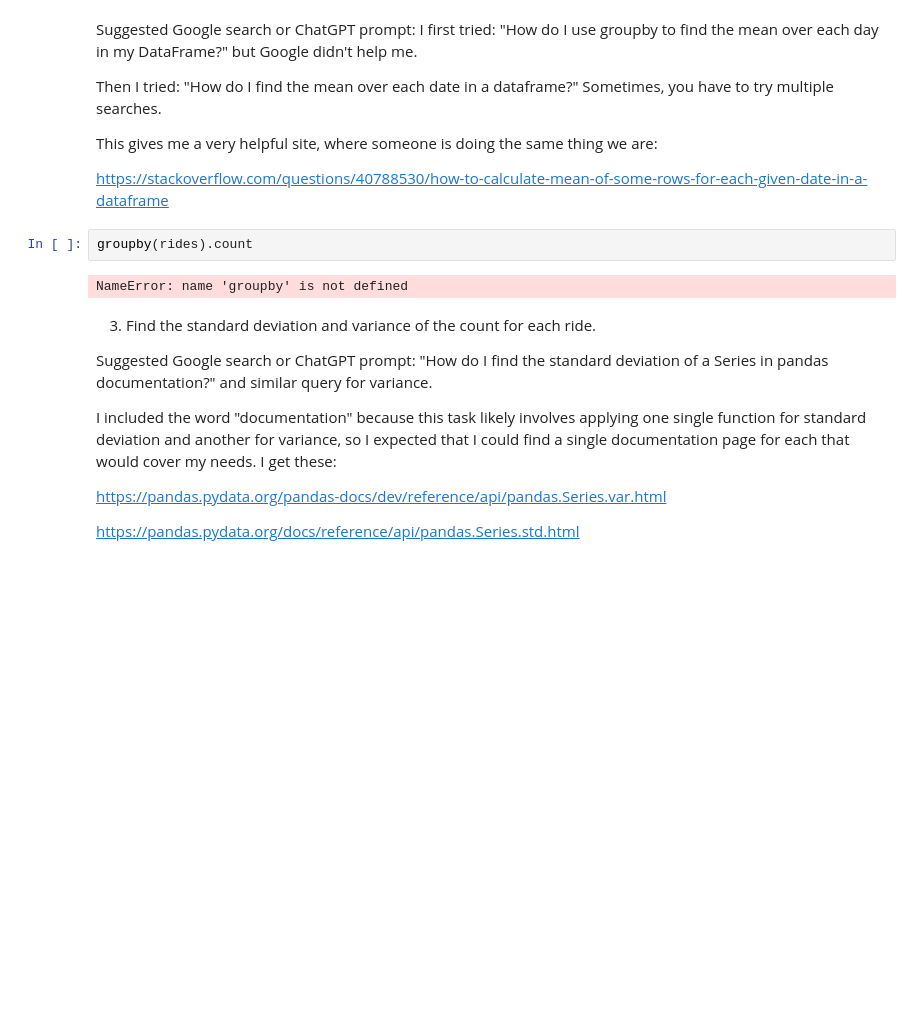
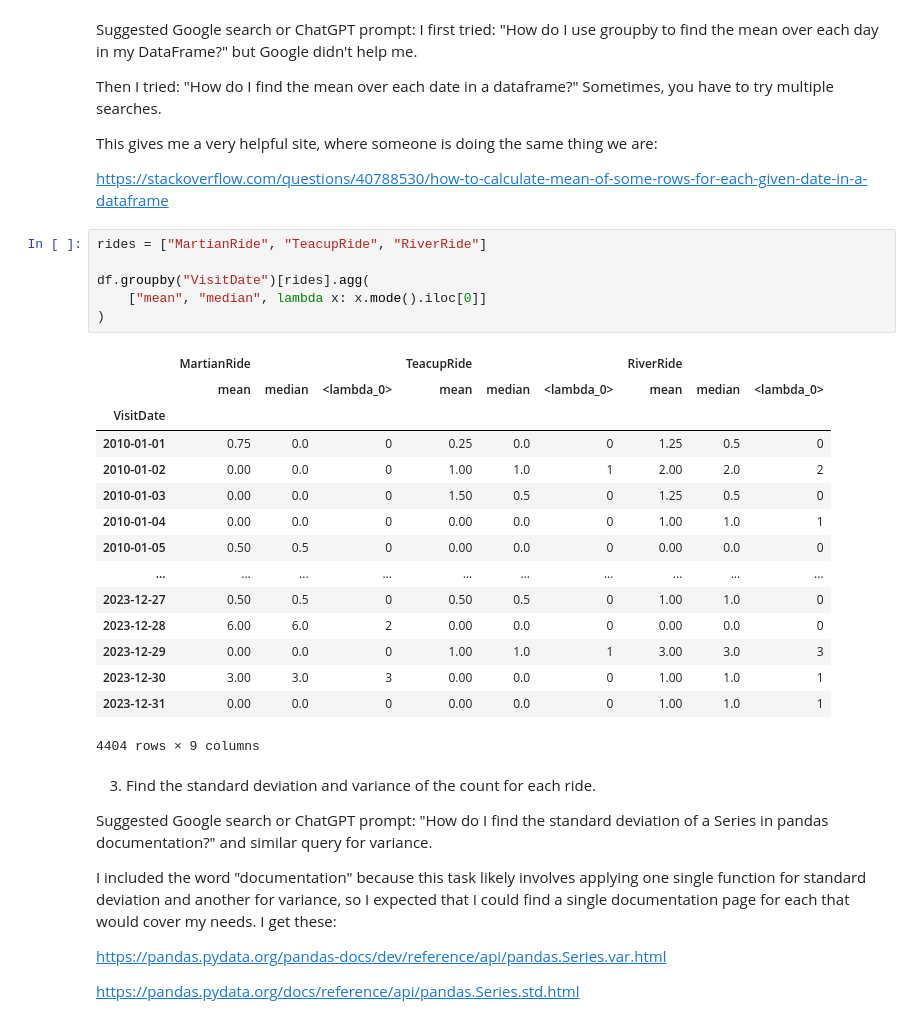
Before and after one commit to SalhaMo/Module-B-semester-2, a Jupyter notebook: Week3.ipynb, the cells around one changed output. Saved outputs shown, nothing was run; the diff lists cells and outputs as text; blank space fills up the shorter version.

```diff
--- a/Week3.ipynb
+++ b/Week3.ipynb
@@ -195,9 +195,27 @@ This gives me a very helpful site, where someone is doing the same thing we are:
 
 https://stackoverflow.com/questions/40788530/how-to-calculate-mean-of-some-rows-for-each-given-date-in-a-dataframe
 # %%
-groupby(rides).count
+rides = ["MartianRide", "TeacupRide", "RiverRide"]
+
+df.groupby("VisitDate")[rides].agg(
+    ["mean", "median", lambda x: x.mode().iloc[0]]
+)
 # %% [output]
+|  | MartianRide |  |  | TeacupRide |  |  | RiverRide |  |  |
+|  | mean | median | <lambda_0> | mean | median | <lambda_0> | mean | median | <lambda_0> |
+| VisitDate |  |  |  |  |  |  |  |  |  |
+| 2010-01-01 | 0.75 | 0.0 | 0 | 0.25 | 0.0 | 0 | 1.25 | 0.5 | 0 |
+| 2010-01-02 | 0.00 | 0.0 | 0 | 1.00 | 1.0 | 1 | 2.00 | 2.0 | 2 |
+| 2010-01-03 | 0.00 | 0.0 | 0 | 1.50 | 0.5 | 0 | 1.25 | 0.5 | 0 |
+| 2010-01-04 | 0.00 | 0.0 | 0 | 0.00 | 0.0 | 0 | 1.00 | 1.0 | 1 |
+| 2010-01-05 | 0.50 | 0.5 | 0 | 0.00 | 0.0 | 0 | 0.00 | 0.0 | 0 |
+| ... | ... | ... | ... | ... | ... | ... | ... | ... | ... |
+| 2023-12-27 | 0.50 | 0.5 | 0 | 0.50 | 0.5 | 0 | 1.00 | 1.0 | 0 |
+| 2023-12-28 | 6.00 | 6.0 | 2 | 0.00 | 0.0 | 0 | 0.00 | 0.0 | 0 |
+| 2023-12-29 | 0.00 | 0.0 | 0 | 1.00 | 1.0 | 1 | 3.00 | 3.0 | 3 |
+| 2023-12-30 | 3.00 | 3.0 | 3 | 0.00 | 0.0 | 0 | 1.00 | 1.0 | 1 |
+| 2023-12-31 | 0.00 | 0.0 | 0 | 0.00 | 0.0 | 0 | 1.00 | 1.0 | 1 |
-NameError: name 'groupby' is not defined
+4404 rows × 9 columns
 # %% [markdown]
 3. Find the standard deviation and variance of the count for each ride.
 
```
Also changed, not shown: parts of 5 cells of this notebook.
